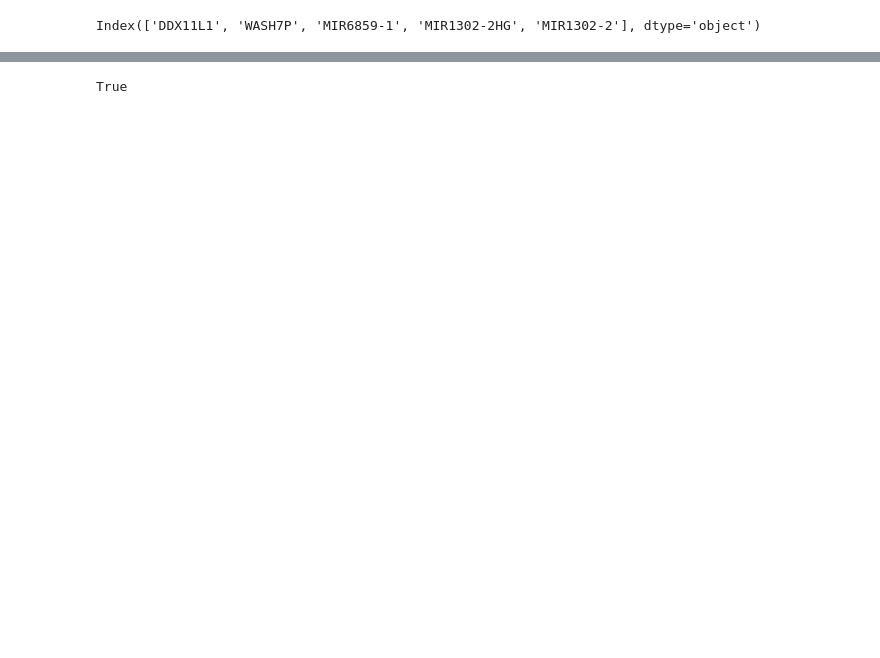
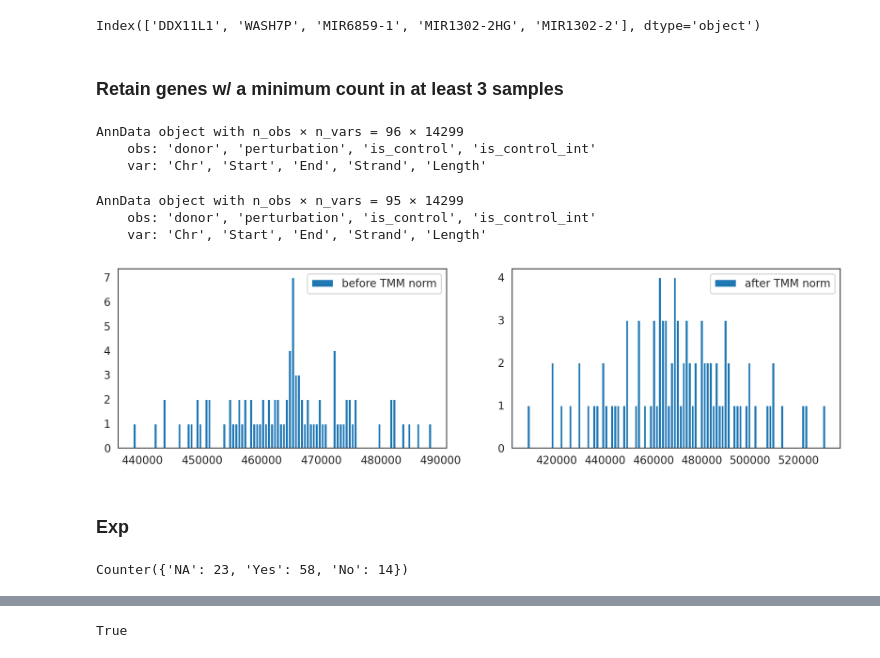
Before and after one commit to ekernf01/perturbation_data, a Jupyter notebook: setup/freimer.ipynb, the cells around one changed output, grey strips where cells are left out. Saved outputs shown, nothing was run; the diff lists cells and outputs as text; code cells hidden in the pictures; blank space fills up the shorter version.

```diff
--- a/setup/freimer.ipynb
+++ b/setup/freimer.ipynb
@@ -91,7 +101,7 @@ del sample_metadata
 # %% [markdown]
 ### Convert ensembl gene id's to gene symbol
 # %%
-expression_quantified.var_names = ingestion.convert_ens_to_symbol(expression_quantified.var_names, gtf = "../accessory_data/gencode.v35.annotation.gtf.gz")
+expression_quantified.var_names = ingestion.convert_ens_to_symbol(expression_quantified.var_names, gtf = "not_ready/freimer/gencode.v35.annotation.gtf.gz")
 display(expression_quantified.var.head())
 display(expression_quantified.var_names[0:5])
 # %% [output]
@@ -109,3 +119,26 @@ for c in controls:
     assert c in expression_quantified.obs['perturbation'].unique()
 expression_quantified.obs["is_control"] = expression_quantified.obs['perturbation'].isin(controls)
 expression_quantified.obs["is_control_int"] = expression_quantified.obs['perturbation'].isin(controls).astype(int)
+# %% [markdown]
+### Retain genes w/ a minimum count in at least 3 samples
+# %%
+minCount = np.ceil(10/min(expression_quantified.X.sum(axis=1))/1e-6)
+retainColumn = (np.sum(expression_quantified.X > minCount, axis=0) > 3)
+expression_quantified._n_vars = np.sum(retainColumn)
+expression_quantified.X = expression_quantified.X[:, retainColumn]
+expression_quantified.var = expression_quantified.var.iloc[retainColumn]
+expression_quantified
+# %% [output]
+AnnData object with n_obs × n_vars = 96 × 14299
+    obs: 'donor', 'perturbation', 'is_control', 'is_control_int'
+    var: 'Chr', 'Start', 'End', 'Strand', 'Length'
+# %%
+retainRows = ~(expression_quantified.obs.index == 'Donor_4_AAVS1_6')
+expression_quantified._n_obs = np.sum(retainRows)
+expression_quantified.X = expression_quantified.X[retainRows, :]
+expression_quantified.obs = expression_quantified.obs.iloc[retainRows]
+expression_quantified
+# %% [output]
+AnnData object with n_obs × n_vars = 95 × 14299
+    obs: 'donor', 'perturbation', 'is_control', 'is_control_int'
+    var: 'Chr', 'Start', 'End', 'Strand', 'Length'
@@ -111,0 +158,20 @@ expression_quantified.obs["is_control_int"] = expression_quantified.obs['perturb
+# %%
+""" The sum of gene expression before and after normalization """
+fig, axes = plt.subplots(1, 2, figsize=(12,3))
+axes[0].hist(expression_quantified.X.sum(axis=1), bins=100, log=False, label="before TMM norm")
+axes[1].hist(ingestion.tmmNormalization(expression_quantified.X.T).T.sum(axis=1), bins=100, log=False, label="after TMM norm")
+axes[0].legend()
+axes[1].legend()
+plt.show()
+# %% [output]
+[figure, added]
+# %% [markdown]
+### Exp
+# %%
+expression_quantified.obs["consistentWithPerturbation"] = ingestion.checkConsistency(expression_quantified,
+                                                                                   perturbationType="knockdown",
+                                                                                   verbose=False,
+                                                                                   group="donor")
+Counter(expression_quantified.obs["consistentWithPerturbation"])
+# %% [output]
+Counter({'NA': 23, 'Yes': 58, 'No': 14})
```
Also changed, not shown: parts of 16 cells of this notebook, 2 other files.
